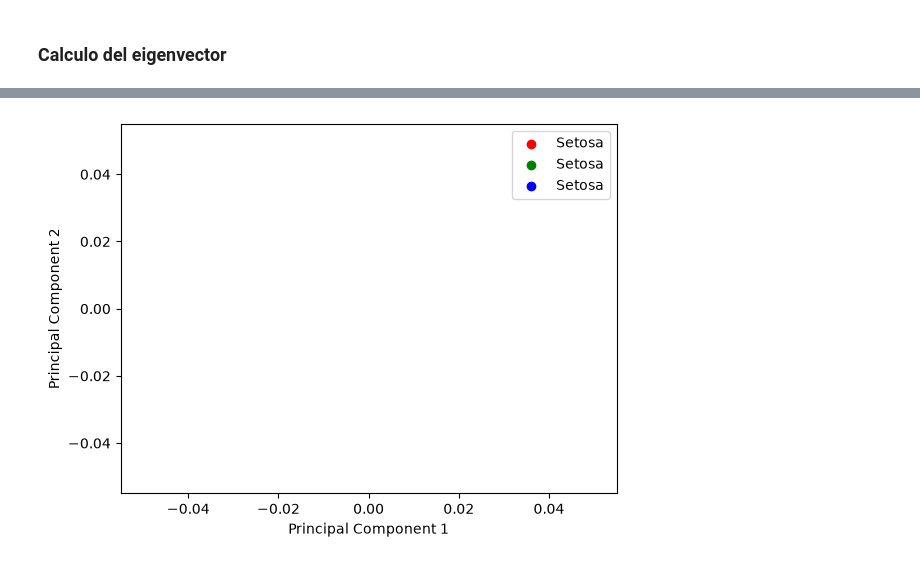
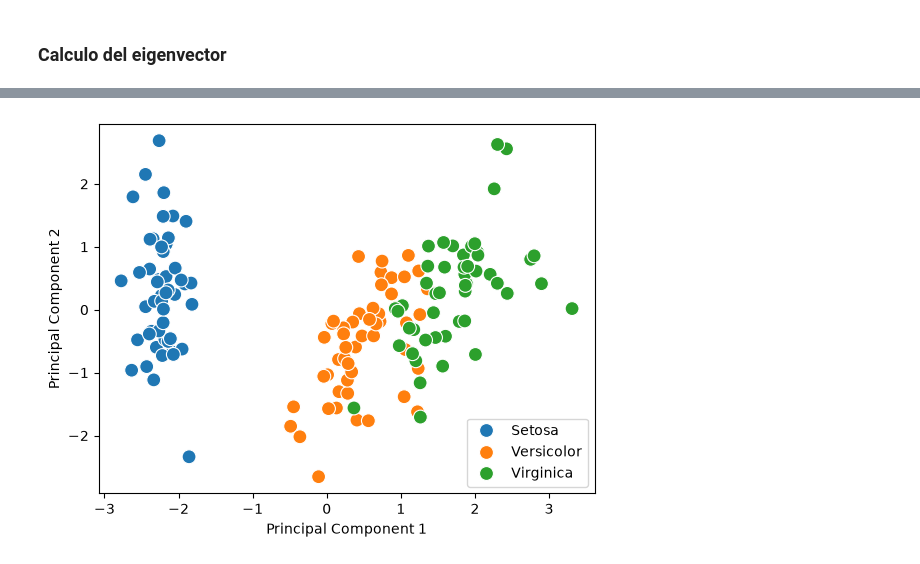
Before and after one commit to hhugoalonzo/PythonForDataScience, a Jupyter notebook: TareaM28-CD-HectorHugoAlonzoCortez.ipynb, the cells around one changed output, grey strips where cells are left out. Cells and saved outputs as stored; diff of their text form; code cells hidden in the pictures.

```diff
--- a/TareaM28-CD-HectorHugoAlonzoCortez.ipynb
+++ b/TareaM28-CD-HectorHugoAlonzoCortez.ipynb
@@ -49,11 +30,12 @@ array([[-9.00681170e-01,  1.01900435e+00, -1.34022653e+00,
 # %%
-pca = PCA(n_components=2)
+pca = PCA()
 model_pca = pca.fit_transform(df_standarized)
 
 
 print('Eigenvalues: ')
 results = pca.explained_variance_
 print(results)
+print('Explained variance ratio: ')
 print(pca.explained_variance_ratio_)
 # %% [output]
 Eigenvalues:
@@ -73,26 +63,14 @@ pca_df.sample(5)
 # %%
 import matplotlib.pyplot as plt
+import seaborn as sns
 
-pca_df = pd.DataFrame(data=model_pca, columns=['PC1', 'PC2'])
+pca_df = pd.DataFrame(data=model_pca, columns=['PC1', 'PC2', 'PC3', 'PC4'])
 pca_df['variety'] = iris_df.variety
-x = pca_df.PC1.values
-y = pca_df.PC2.values
-z = iris_df.variety.values
 
-for variety, color in zip([0, 1, 2], ['r', 'g', 'b']):
-    indices = pca_df['variety'] == variety
-    plt.scatter(pca_df.loc[indices, 'PC1'], pca_df.loc[indices, 'PC2'], c=color, label=iris_df.variety[variety])
-
+sns.scatterplot(data=pca_df, x='PC1', y='PC2', hue='variety', s=100)
 plt.xlabel('Principal Component 1')
 plt.ylabel('Principal Component 2')
 plt.legend()
 plt.show()
-
-# fig, ax = plt.subplots()
-# ax.set_title('Observations map')
-# ax.scatter(x, y)
-
-# for i, txt in enumerate(z):
-#     ax.annotate(txt, (x[i], y[i]))
 # %% [output]
-[figure, old version]
+[figure, new version]
```
Also changed, not shown: parts of 6 cells of this notebook, 4 other files.
